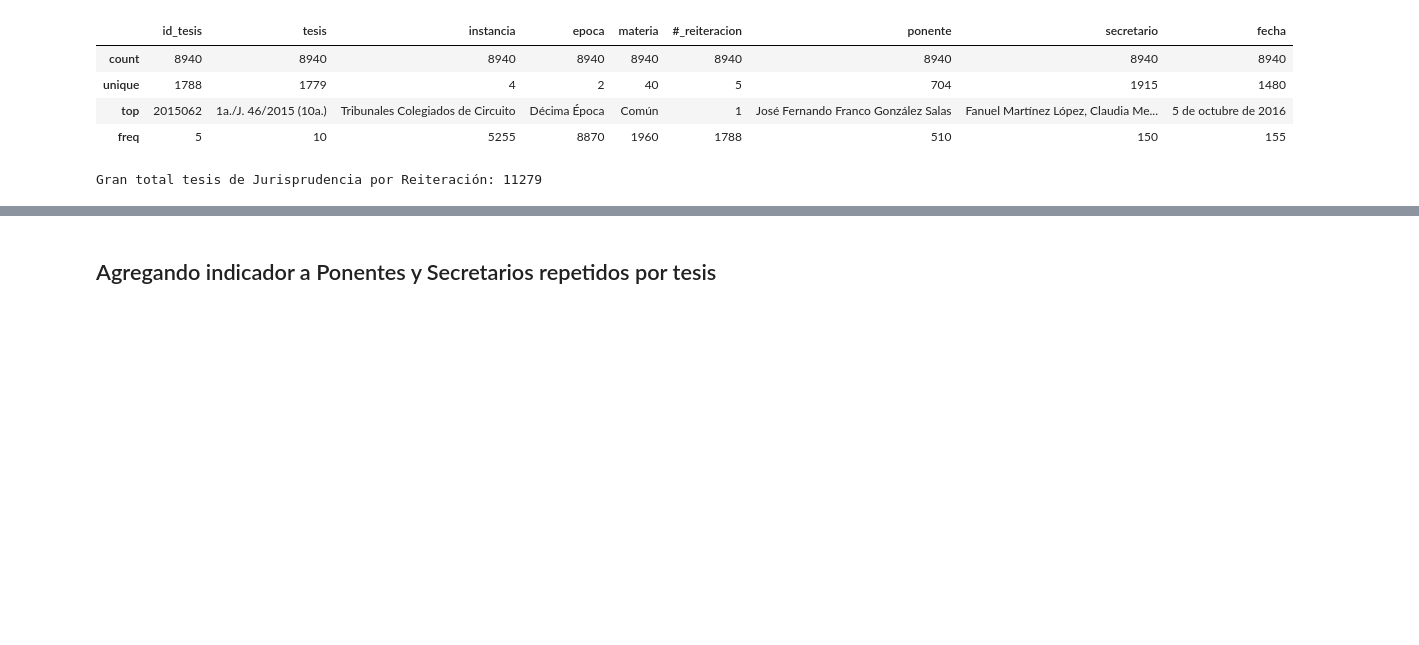
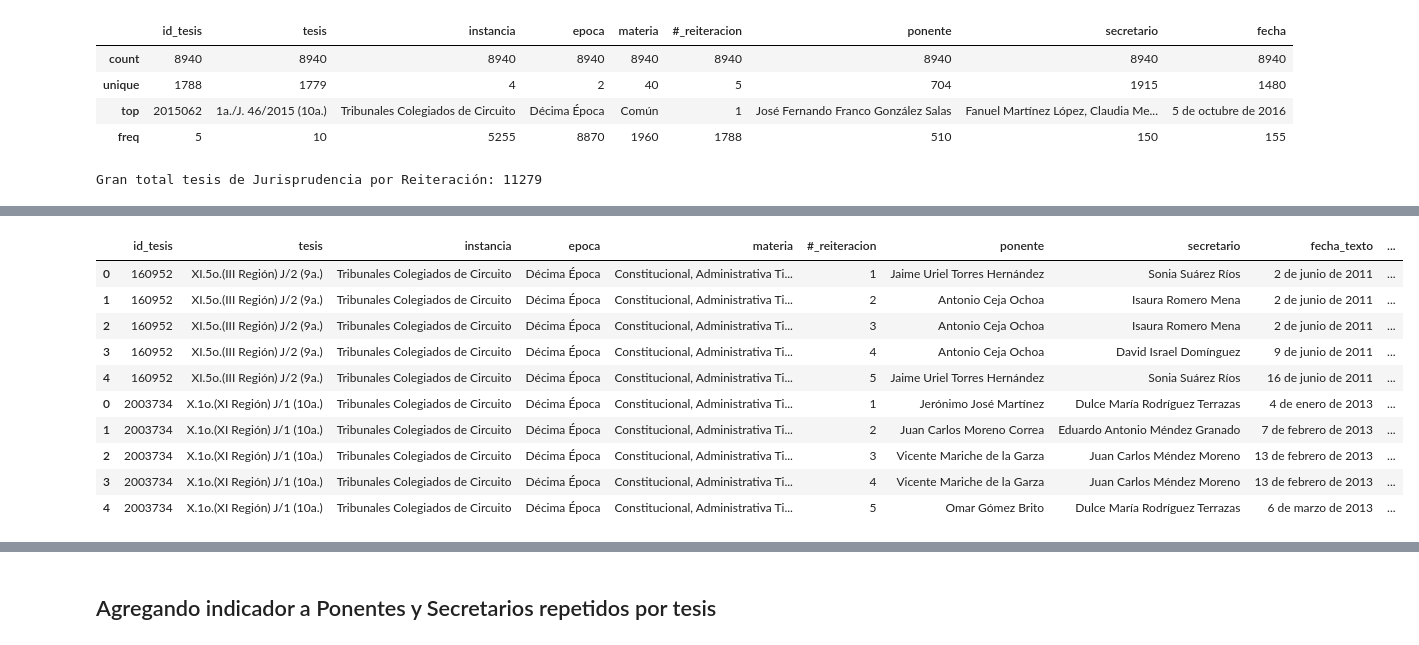
Before and after one commit to lecepe00/estancia_inv_MCD, a Jupyter notebook: notebooks/extraccion_datos.ipynb, the cells around one changed output, grey strips where cells are left out. Saved outputs shown, nothing was run; the diff lists cells and outputs as text; code cells hidden in the pictures; blank space fills up the shorter version.

```diff
--- a/notebooks/extraccion_datos.ipynb
+++ b/notebooks/extraccion_datos.ipynb
@@ -1431,0 +1518,14 @@ tesis_juris.describe()
+# %%
+tesis_juris.loc[tesis_juris['materia'].str.len() == 51]
+# %% [output]
+|  | id_tesis | tesis | instancia | epoca | materia | #_reiteracion | ponente | secretario | fecha_texto | ... |
+| 0 | 160952 | XI.5o.(III Región) J/2 (9a.) | Tribunales Colegiados de Circuito | Décima Época | Constitucional, Administrativa Ti... | 1 | Jaime Uriel Torres Hernández | Sonia Suárez Ríos | 2 de junio de 2011 | ... |
+| 1 | 160952 | XI.5o.(III Región) J/2 (9a.) | Tribunales Colegiados de Circuito | Décima Época | Constitucional, Administrativa Ti... | 2 | Antonio Ceja Ochoa | Isaura Romero Mena | 2 de junio de 2011 | ... |
+| 2 | 160952 | XI.5o.(III Región) J/2 (9a.) | Tribunales Colegiados de Circuito | Décima Época | Constitucional, Administrativa Ti... | 3 | Antonio Ceja Ochoa | Isaura Romero Mena | 2 de junio de 2011 | ... |
+| 3 | 160952 | XI.5o.(III Región) J/2 (9a.) | Tribunales Colegiados de Circuito | Décima Época | Constitucional, Administrativa Ti... | 4 | Antonio Ceja Ochoa | David Israel Domínguez | 9 de junio de 2011 | ... |
+| 4 | 160952 | XI.5o.(III Región) J/2 (9a.) | Tribunales Colegiados de Circuito | Décima Época | Constitucional, Administrativa Ti... | 5 | Jaime Uriel Torres Hernández | Sonia Suárez Ríos | 16 de junio de 2011 | ... |
+| 0 | 2003734 | X.1o.(XI Región) J/1 (10a.) | Tribunales Colegiados de Circuito | Décima Época | Constitucional, Administrativa Ti... | 1 | Jerónimo José Martínez | Dulce María Rodríguez Terrazas | 4 de enero de 2013 | ... |
+| 1 | 2003734 | X.1o.(XI Región) J/1 (10a.) | Tribunales Colegiados de Circuito | Décima Época | Constitucional, Administrativa Ti... | 2 | Juan Carlos Moreno Correa | Eduardo Antonio Méndez Granado | 7 de febrero de 2013 | ... |
+| 2 | 2003734 | X.1o.(XI Región) J/1 (10a.) | Tribunales Colegiados de Circuito | Décima Época | Constitucional, Administrativa Ti... | 3 | Vicente Mariche de la Garza | Juan Carlos Méndez Moreno | 13 de febrero de 2013 | ... |
+| 3 | 2003734 | X.1o.(XI Región) J/1 (10a.) | Tribunales Colegiados de Circuito | Décima Época | Constitucional, Administrativa Ti... | 4 | Vicente Mariche de la Garza | Juan Carlos Méndez Moreno | 13 de febrero de 2013 | ... |
+| 4 | 2003734 | X.1o.(XI Región) J/1 (10a.) | Tribunales Colegiados de Circuito | Décima Época | Constitucional, Administrativa Ti... | 5 | Omar Gómez Brito | Dulce María Rodríguez Terrazas | 6 de marzo de 2013 | ... |
```
Also changed, not shown: parts of 34 cells of this notebook, 2 other files.
